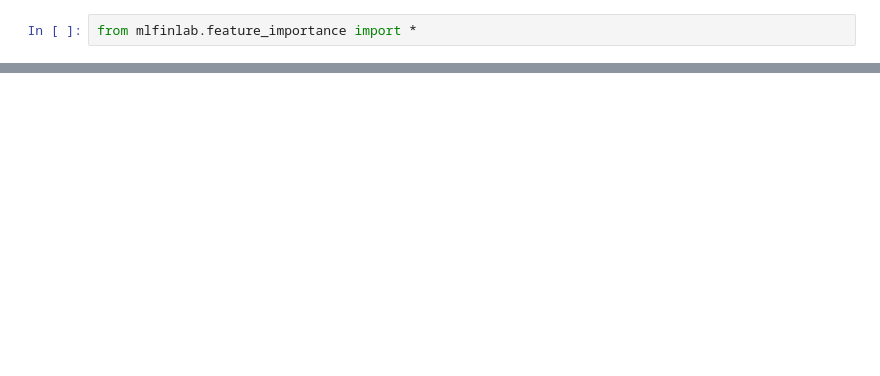
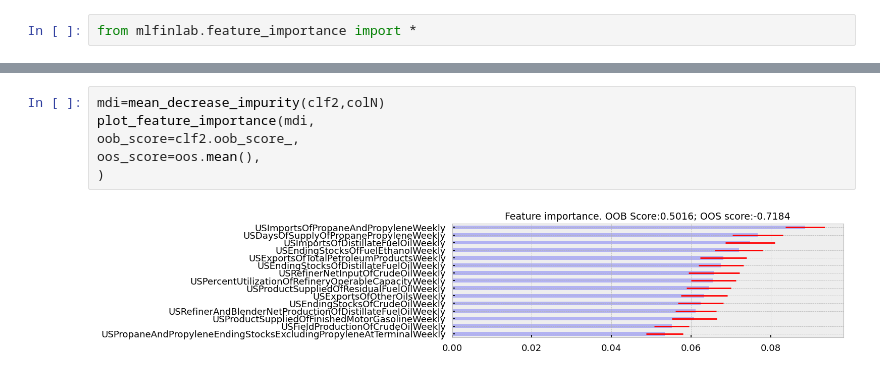
Before and after one commit to rahmatfaridi/ExplorationML, a Jupyter notebook: getEIA.ipynb, the cells around one changed output, grey strips where cells are left out. Drawn from its saved outputs; the diff is of its cells as text; blank space fills up the shorter version.

```diff
--- a/getEIA.ipynb
+++ b/getEIA.ipynb
@@ -583,0 +541,8 @@ oos_score=oos.mean(),
+# %%
+mdi=mean_decrease_impurity(clf2,colN)
+plot_feature_importance(mdi,
+oob_score=clf2.oob_score_,
+oos_score=oos.mean(),
+)
+# %% [output]
+[figure, added]
```
Also changed, not shown: parts of 32 cells of this notebook.
